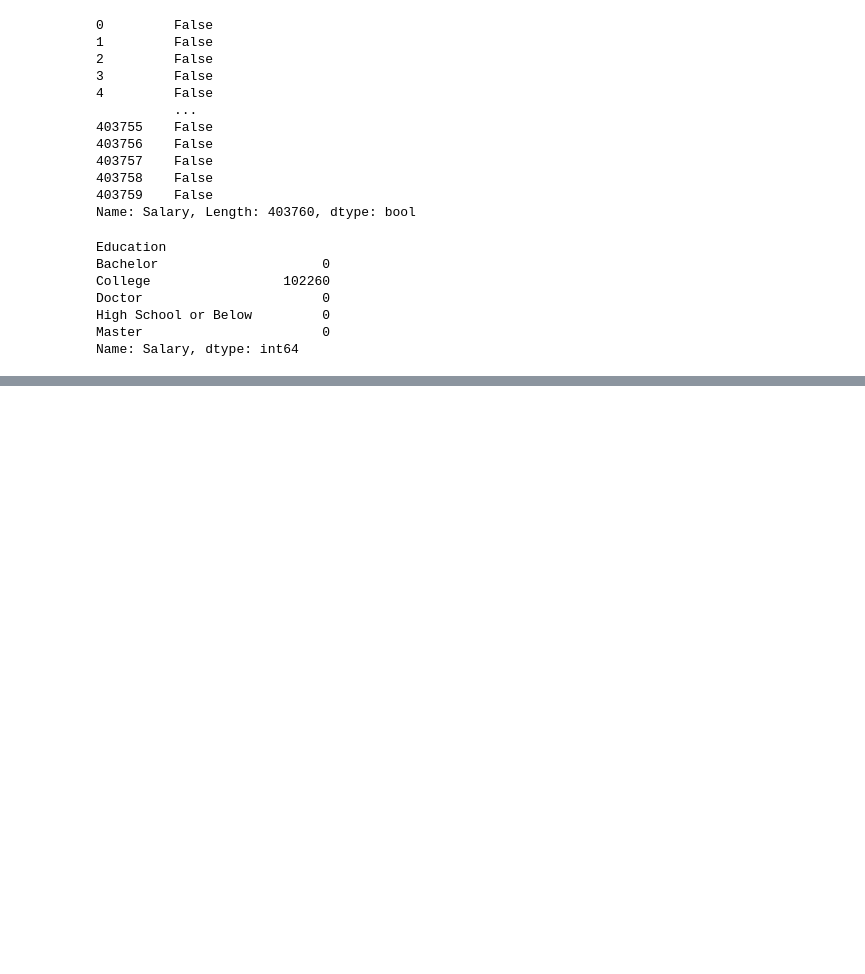
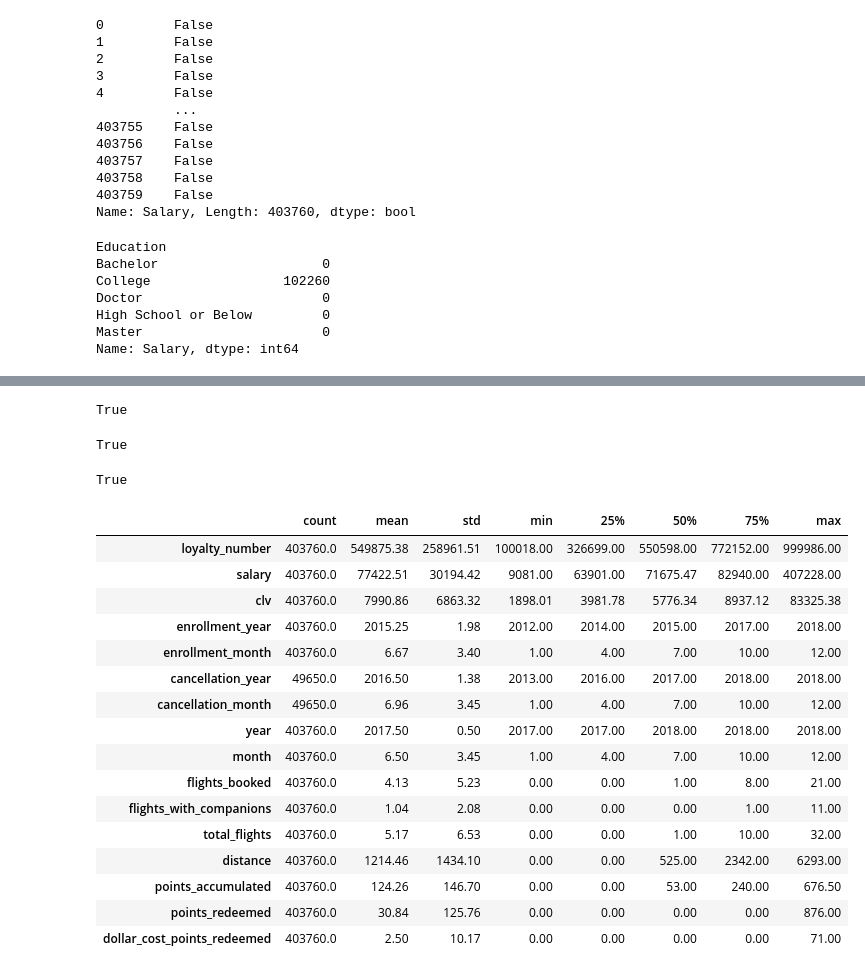
Before and after one commit to Adalab/bda-modulo-3-evaluacion-final-jesgonza2026, a Jupyter notebook: fase_1_evaluacion_final_jesica.ipynb, the cells around one changed output, grey strips where cells are left out. Saved outputs shown, nothing was run; the diff lists cells and outputs as text; code cells hidden in the pictures; blank space fills up the shorter version.

```diff
--- a/fase_1_evaluacion_final_jesica.ipynb
+++ b/fase_1_evaluacion_final_jesica.ipynb
@@ -463,0 +658,4 @@ Name: Salary, dtype: float64
+# %%
+#Veo que es un error de registro, ya que el mismo cliente tiene varios registros con salario negativo, por lo que no es un error puntual, sino que es un error sistemático.
+
+df_final['Salary'] = df_final['Salary'].abs()
@@ -463,0 +669,3 @@ Name: Salary, dtype: float64
+# %%
+#Vamos a eliminar la columna country que es constante y no nos aporta información relevante
+df_final = df_final.drop(columns=['Country'])
@@ -463,0 +678,3 @@ Name: Salary, dtype: float64
+# %%
+#Vamos a poner el nombre de las columnas en minúscula y con guiones bajos por buenas prácticas y para facilitar su uso en el futuro
+df_final.columns = df_final.columns.str.lower().str.replace(' ', '_')
@@ -463,0 +707,45 @@ Name: Salary, dtype: float64
+# %%
+# Comparamos antes de guardar el dataframe en un csv que los float siguientes si habíamos visto en un head, que tenían decimales.
+#De esta forma, nos aseguramos de que está correcto el formato.
+
+tiene_decimales = (df_final['clv'] % 1 != 0).any()
+print(tiene_decimales)
+# %% [output]
+True
+# %%
+
+
+tiene_decimales = (df_final['salary'] % 1 != 0).any()
+
+print(tiene_decimales)
+# %% [output]
+True
+# %%
+
+
+tiene_decimales = (df_final['points_accumulated'] % 1 != 0).any()
+print(tiene_decimales)
+# %% [output]
+True
+# %%
+#Ahora que ya tenemos un df unido con los datos de los dos csvs, los datos limpios y preparados vamos a ver si se ve algún valor atípico a simple vista
+#Vamos a analizar si con el describe de las variables numéricas vemos algún valor atípico:
+df_final.describe().round(2).T
+# %% [output]
+|  | count | mean | std | min | 25% | 50% | 75% | max |
+| loyalty_number | 403760.0 | 549875.38 | 258961.51 | 100018.00 | 326699.00 | 550598.00 | 772152.00 | 999986.00 |
+| salary | 403760.0 | 77422.51 | 30194.42 | 9081.00 | 63901.00 | 71675.47 | 82940.00 | 407228.00 |
+| clv | 403760.0 | 7990.86 | 6863.32 | 1898.01 | 3981.78 | 5776.34 | 8937.12 | 83325.38 |
+| enrollment_year | 403760.0 | 2015.25 | 1.98 | 2012.00 | 2014.00 | 2015.00 | 2017.00 | 2018.00 |
+| enrollment_month | 403760.0 | 6.67 | 3.40 | 1.00 | 4.00 | 7.00 | 10.00 | 12.00 |
+| cancellation_year | 49650.0 | 2016.50 | 1.38 | 2013.00 | 2016.00 | 2017.00 | 2018.00 | 2018.00 |
+| cancellation_month | 49650.0 | 6.96 | 3.45 | 1.00 | 4.00 | 7.00 | 10.00 | 12.00 |
+| year | 403760.0 | 2017.50 | 0.50 | 2017.00 | 2017.00 | 2018.00 | 2018.00 | 2018.00 |
+| month | 403760.0 | 6.50 | 3.45 | 1.00 | 4.00 | 7.00 | 10.00 | 12.00 |
+| flights_booked | 403760.0 | 4.13 | 5.23 | 0.00 | 0.00 | 1.00 | 8.00 | 21.00 |
+| flights_with_companions | 403760.0 | 1.04 | 2.08 | 0.00 | 0.00 | 0.00 | 1.00 | 11.00 |
+| total_flights | 403760.0 | 5.17 | 6.53 | 0.00 | 0.00 | 1.00 | 10.00 | 32.00 |
+| distance | 403760.0 | 1214.46 | 1434.10 | 0.00 | 0.00 | 525.00 | 2342.00 | 6293.00 |
+| points_accumulated | 403760.0 | 124.26 | 146.70 | 0.00 | 0.00 | 53.00 | 240.00 | 676.50 |
+| points_redeemed | 403760.0 | 30.84 | 125.76 | 0.00 | 0.00 | 0.00 | 0.00 | 876.00 |
+| dollar_cost_points_redeemed | 403760.0 | 2.50 | 10.17 | 0.00 | 0.00 | 0.00 | 0.00 | 71.00 |
```
Also changed, not shown: parts of 31 cells of this notebook.
